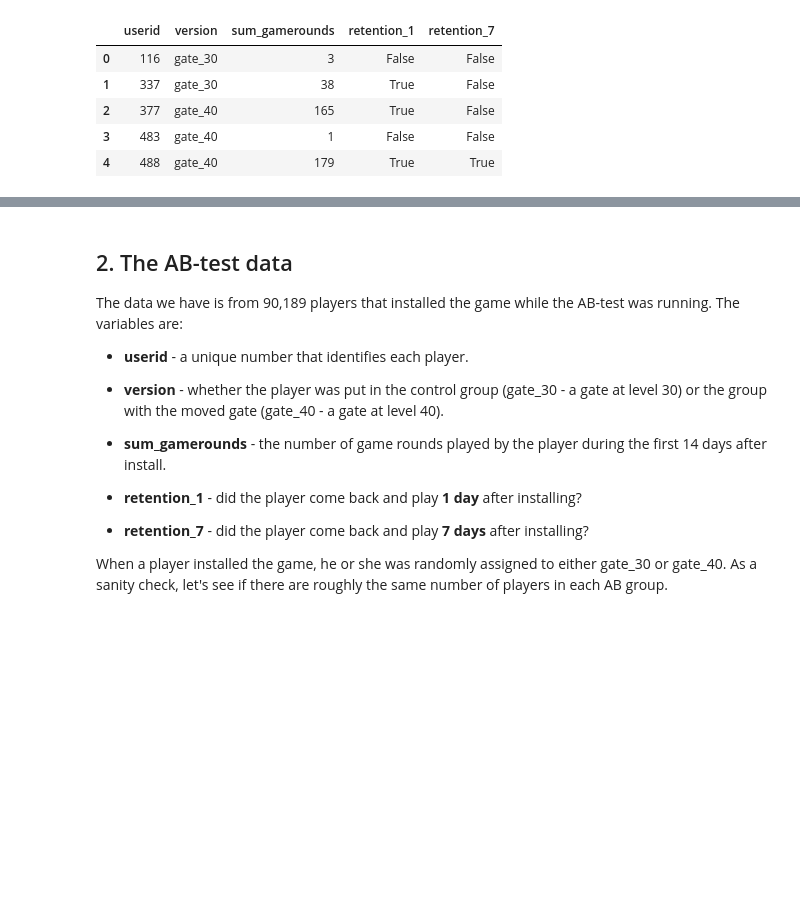
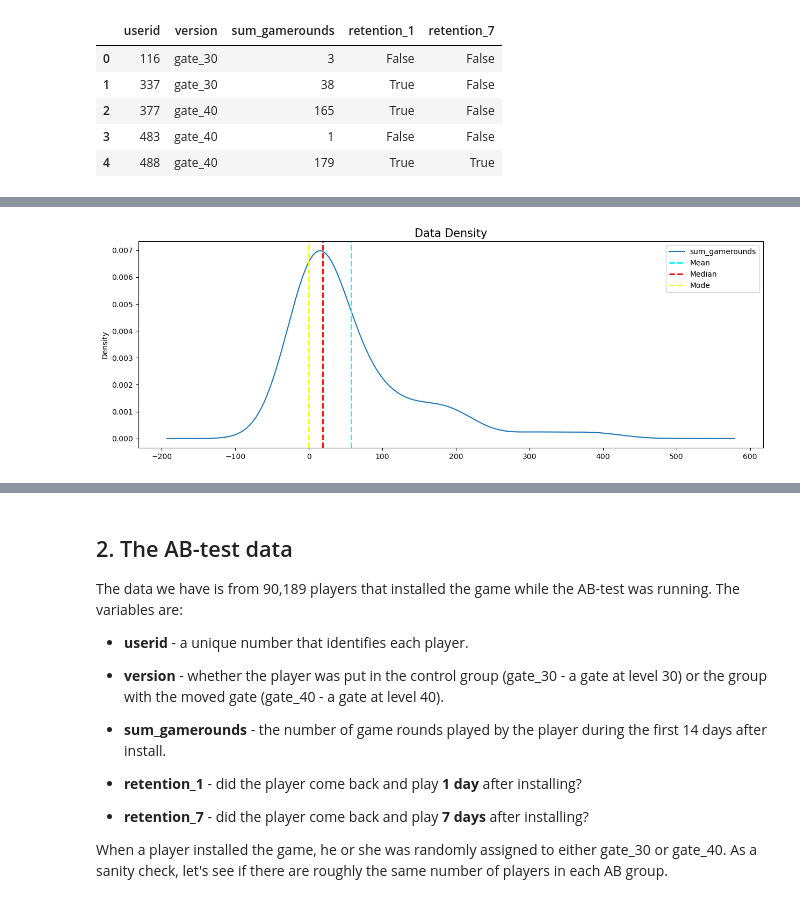
Before and after one commit to KdrDrn/04_PROJECTS, a Jupyter notebook: 27_Kaggle_Mobile_Games_A-B_Testing_with_Cookie_Cats/Mobile Games A-B Testing with Cookie Cats.ipynb, the cells around one changed output, grey strips where cells are left out. Cells and saved outputs as stored; diff of their text form; code cells hidden in the pictures; blank space fills up the shorter version.

```diff
--- a/27_Kaggle_Mobile_Games_A-B_Testing_with_Cookie_Cats/Mobile Games A-B Testing with Cookie Cats.ipynb
+++ b/27_Kaggle_Mobile_Games_A-B_Testing_with_Cookie_Cats/Mobile Games A-B Testing with Cookie Cats.ipynb
@@ -518,0 +471,4 @@ plt.show()
+# %%
+show_density(df['sum_gamerounds'][:50])
+# %% [output]
+[figure, added]
```
Also changed, not shown: parts of 49 cells of this notebook.
